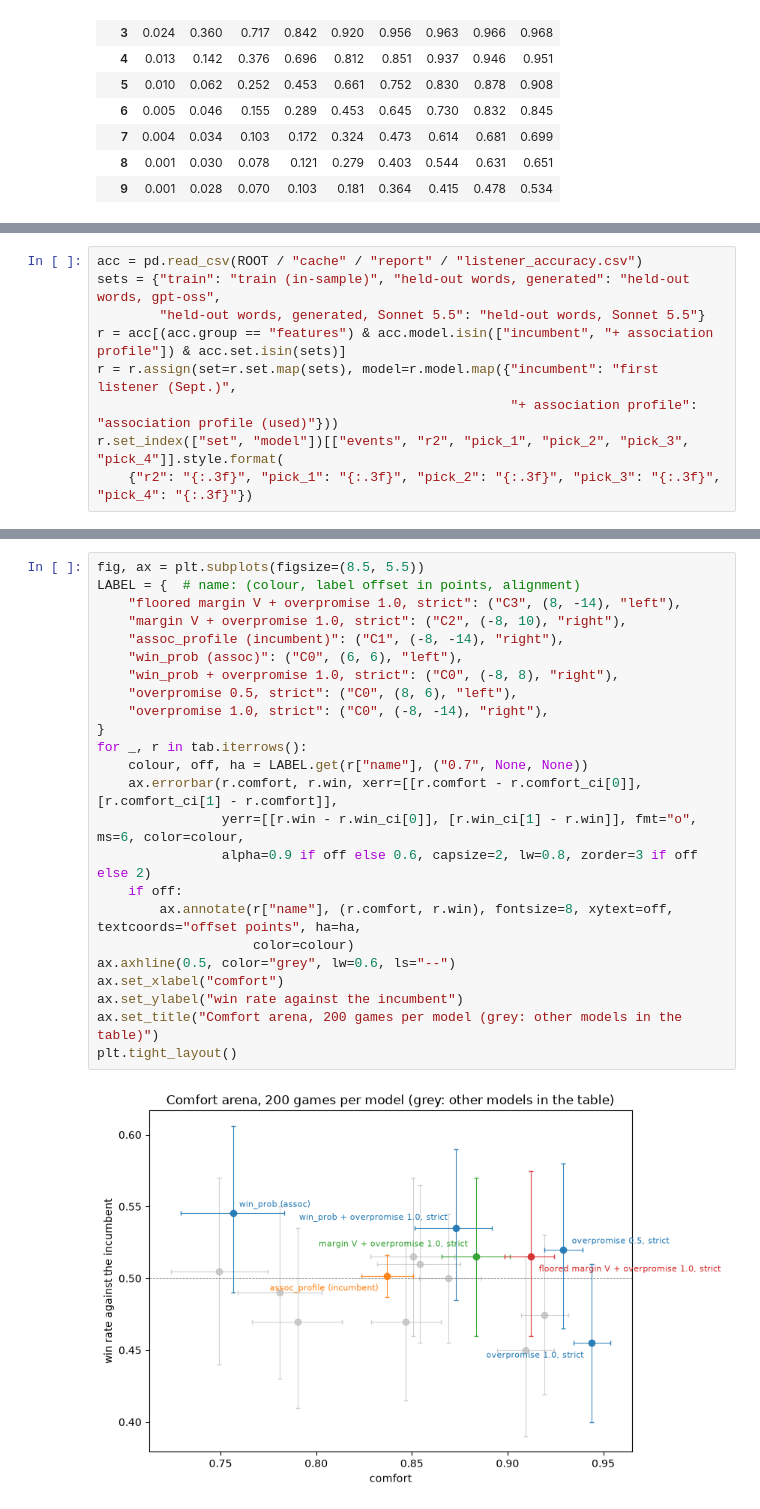
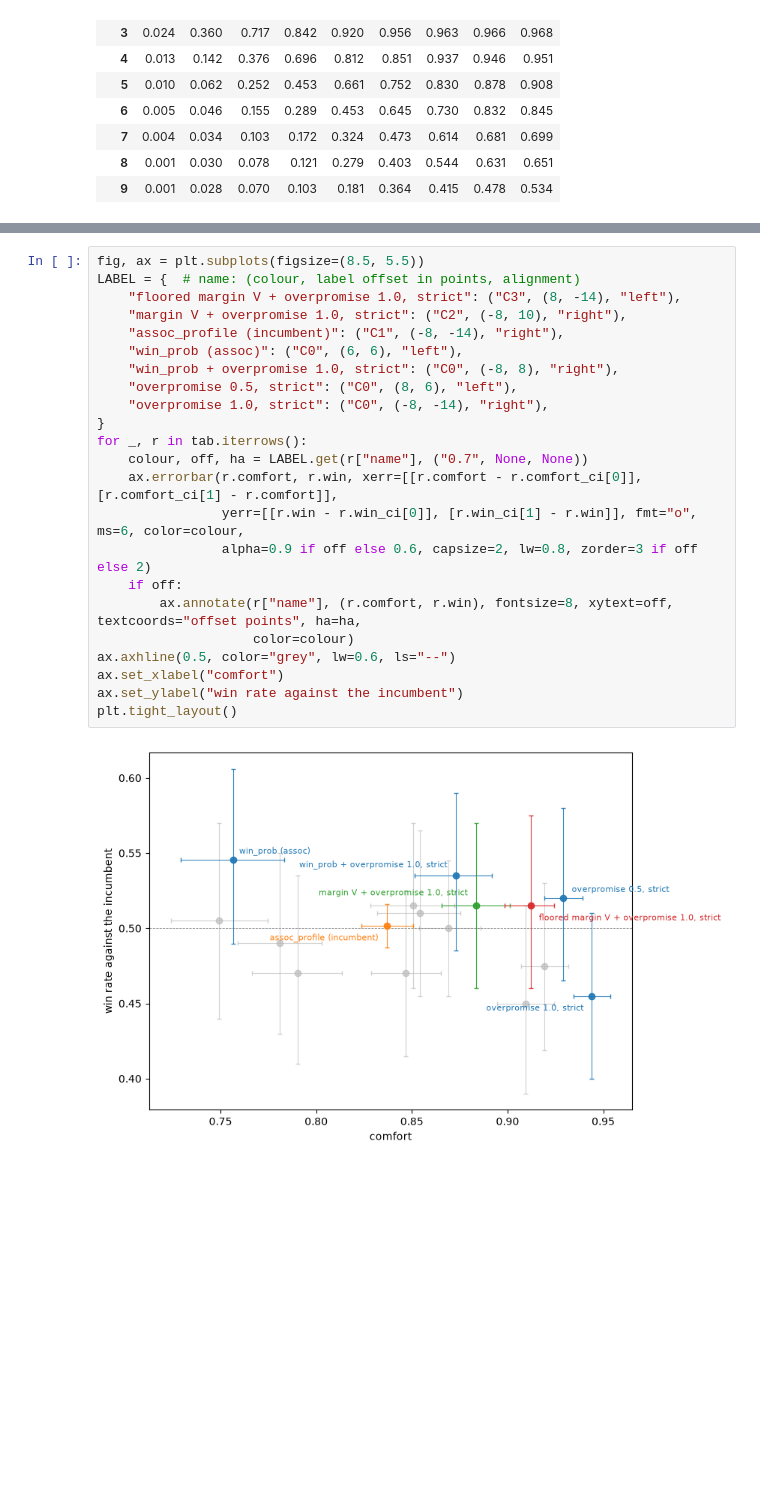
Before and after one commit to shanelee2027/CodenamesAI, a Jupyter notebook: notebooks/value_model_comfort_1028.ipynb, the cells around one changed output, grey strips where cells are left out. Drawn from its saved outputs; the diff is of its cells as text; blank space fills up the shorter version.

```diff
--- a/notebooks/value_model_comfort_1028.ipynb
+++ b/notebooks/value_model_comfort_1028.ipynb
@@ -371,9 +123,0 @@ model was not trained on):
-# %%
-acc = pd.read_csv(ROOT / "cache" / "report" / "listener_accuracy.csv")
-sets = {"train": "train (in-sample)", "held-out words, generated": "held-out words, gpt-oss",
-        "held-out words, generated, Sonnet 5.5": "held-out words, Sonnet 5.5"}
-r = acc[(acc.group == "features") & acc.model.isin(["incumbent", "+ association profile"]) & acc.set.isin(sets)]
-r = r.assign(set=r.set.map(sets), model=r.model.map({"incumbent": "first listener (Sept.)",
-                                                     "+ association profile": "association profile (used)"}))
-r.set_index(["set", "model"])[["events", "r2", "pick_1", "pick_2", "pick_3", "pick_4"]].style.format(
-    {"r2": "{:.3f}", "pick_1": "{:.3f}", "pick_2": "{:.3f}", "pick_3": "{:.3f}", "pick_4": "{:.3f}"})
@@ -508,26 +211,25 @@ tab.sort_values("comfort", ascending=False)[["name", "games", "turns", "win% (95
 # %%
 fig, ax = plt.subplots(figsize=(8.5, 5.5))
 LABEL = {  # name: (colour, label offset in points, alignment)
     "floored margin V + overpromise 1.0, strict": ("C3", (8, -14), "left"),
     "margin V + overpromise 1.0, strict": ("C2", (-8, 10), "right"),
     "assoc_profile (incumbent)": ("C1", (-8, -14), "right"),
     "win_prob (assoc)": ("C0", (6, 6), "left"),
     "win_prob + overpromise 1.0, strict": ("C0", (-8, 8), "right"),
     "overpromise 0.5, strict": ("C0", (8, 6), "left"),
     "overpromise 1.0, strict": ("C0", (-8, -14), "right"),
 }
 for _, r in tab.iterrows():
     colour, off, ha = LABEL.get(r["name"], ("0.7", None, None))
     ax.errorbar(r.comfort, r.win, xerr=[[r.comfort - r.comfort_ci[0]], [r.comfort_ci[1] - r.comfort]],
                 yerr=[[r.win - r.win_ci[0]], [r.win_ci[1] - r.win]], fmt="o", ms=6, color=colour,
                 alpha=0.9 if off else 0.6, capsize=2, lw=0.8, zorder=3 if off else 2)
     if off:
         ax.annotate(r["name"], (r.comfort, r.win), fontsize=8, xytext=off, textcoords="offset points", ha=ha,
                     color=colour)
 ax.axhline(0.5, color="grey", lw=0.6, ls="--")
 ax.set_xlabel("comfort")
 ax.set_ylabel("win rate against the incumbent")
-ax.set_title("Comfort arena, 200 games per model (grey: other models in the table)")
 plt.tight_layout()
 # %% [output]
-[figure, old version]
+[figure, new version]
```
Also changed, not shown: parts of 30 cells of this notebook, 2 other files.
